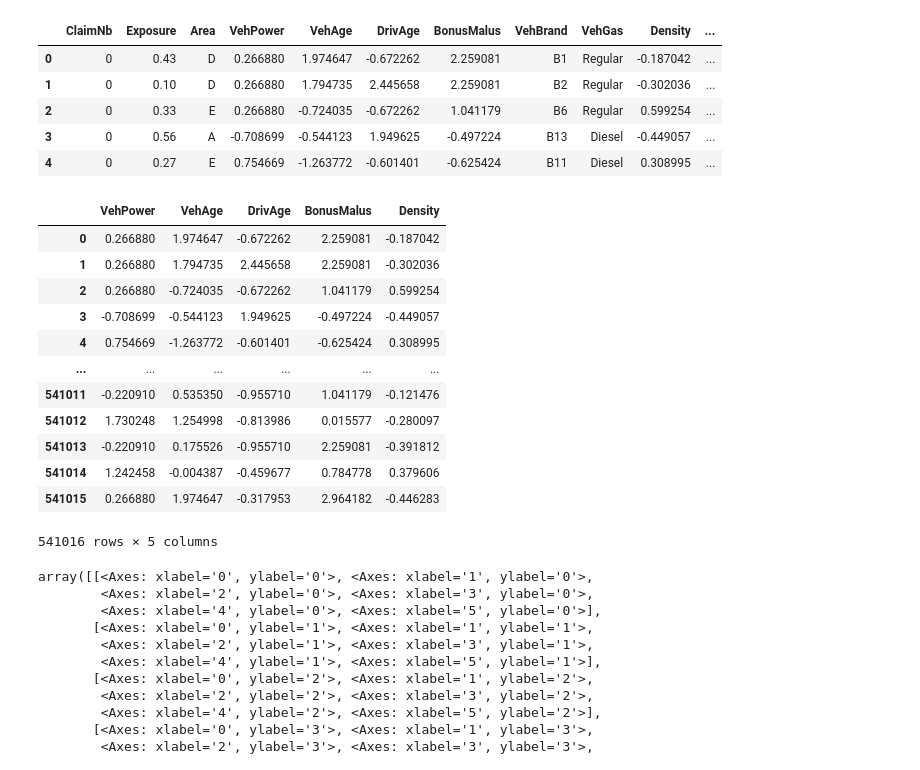
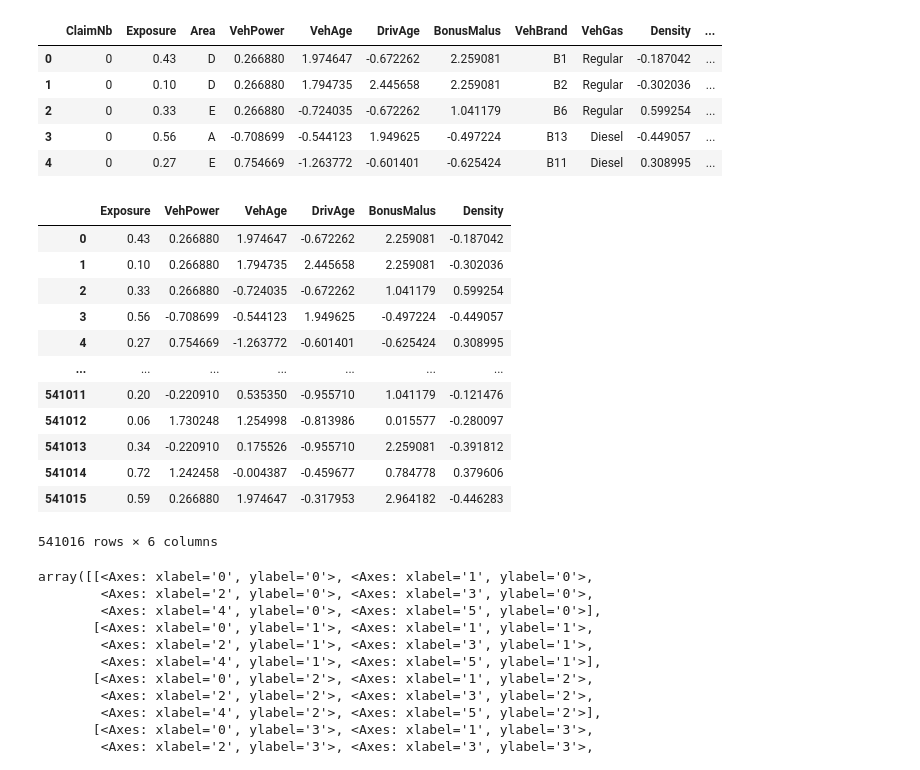
Before and after one commit to BossThePro/MLProject-Group-SR, a Jupyter notebook: sourceCode/dataVisualization/PCA.ipynb, the cells around one changed output. Drawn from its saved outputs; the diff is of its cells as text; code cells hidden in the pictures.

```diff
--- a/sourceCode/dataVisualization/PCA.ipynb
+++ b/sourceCode/dataVisualization/PCA.ipynb
@@ -7,7 +7,7 @@ import matplotlib.pyplot as plt
 from sklearn.decomposition import PCA
 from sklearn.preprocessing import StandardScaler
 # %%
-df_scaled = pd.read_csv(r"data/claims_train_scaled.csv")
+df_scaled = pd.read_csv(r"../../data/claims_train_scaled.csv")
 df_scaled.head()
 # %% [output]
 |  | ClaimNb | Exposure | Area | VehPower | VehAge | DrivAge | BonusMalus | VehBrand | VehGas | Density | ... |
@@ -17,22 +17,22 @@ df_scaled.head()
 | 3 | 0 | 0.56 | A | -0.708699 | -0.544123 | 1.949625 | -0.497224 | B13 | Diesel | -0.449057 | ... |
 | 4 | 0 | 0.27 | E | 0.754669 | -1.263772 | -0.601401 | -0.625424 | B11 | Diesel | 0.308995 | ... |
 # %%
-df_scaled.drop(columns=["Area","VehBrand","VehGas","Region","ClaimNb", "Exposure"],inplace=True)
+df_scaled.drop(columns=["Area","VehBrand","VehGas","Region","ClaimNb"],inplace=True)
 df_scaled
 # %% [output]
-|  | VehPower | VehAge | DrivAge | BonusMalus | Density |
-| 0 | 0.266880 | 1.974647 | -0.672262 | 2.259081 | -0.187042 |
-| 1 | 0.266880 | 1.794735 | 2.445658 | 2.259081 | -0.302036 |
-| 2 | 0.266880 | -0.724035 | -0.672262 | 1.041179 | 0.599254 |
-| 3 | -0.708699 | -0.544123 | 1.949625 | -0.497224 | -0.449057 |
-| 4 | 0.754669 | -1.263772 | -0.601401 | -0.625424 | 0.308995 |
-| ... | ... | ... | ... | ... | ... |
-| 541011 | -0.220910 | 0.535350 | -0.955710 | 1.041179 | -0.121476 |
-| 541012 | 1.730248 | 1.254998 | -0.813986 | 0.015577 | -0.280097 |
-| 541013 | -0.220910 | 0.175526 | -0.955710 | 2.259081 | -0.391812 |
-| 541014 | 1.242458 | -0.004387 | -0.459677 | 0.784778 | 0.379606 |
-| 541015 | 0.266880 | 1.974647 | -0.317953 | 2.964182 | -0.446283 |
+|  | Exposure | VehPower | VehAge | DrivAge | BonusMalus | Density |
+| 0 | 0.43 | 0.266880 | 1.974647 | -0.672262 | 2.259081 | -0.187042 |
+| 1 | 0.10 | 0.266880 | 1.794735 | 2.445658 | 2.259081 | -0.302036 |
+| 2 | 0.33 | 0.266880 | -0.724035 | -0.672262 | 1.041179 | 0.599254 |
+| 3 | 0.56 | -0.708699 | -0.544123 | 1.949625 | -0.497224 | -0.449057 |
+| 4 | 0.27 | 0.754669 | -1.263772 | -0.601401 | -0.625424 | 0.308995 |
+| ... | ... | ... | ... | ... | ... | ... |
+| 541011 | 0.20 | -0.220910 | 0.535350 | -0.955710 | 1.041179 | -0.121476 |
+| 541012 | 0.06 | 1.730248 | 1.254998 | -0.813986 | 0.015577 | -0.280097 |
+| 541013 | 0.34 | -0.220910 | 0.175526 | -0.955710 | 2.259081 | -0.391812 |
+| 541014 | 0.72 | 1.242458 | -0.004387 | -0.459677 | 0.784778 | 0.379606 |
+| 541015 | 0.59 | 0.266880 | 1.974647 | -0.317953 | 2.964182 | -0.446283 |
-541016 rows × 5 columns
+541016 rows × 6 columns
 # %%
 pca_claims = PCA()
 pca_claims.fit(df_scaled)
```
Also changed, not shown: parts of 5 cells of this notebook, 7 other files.
